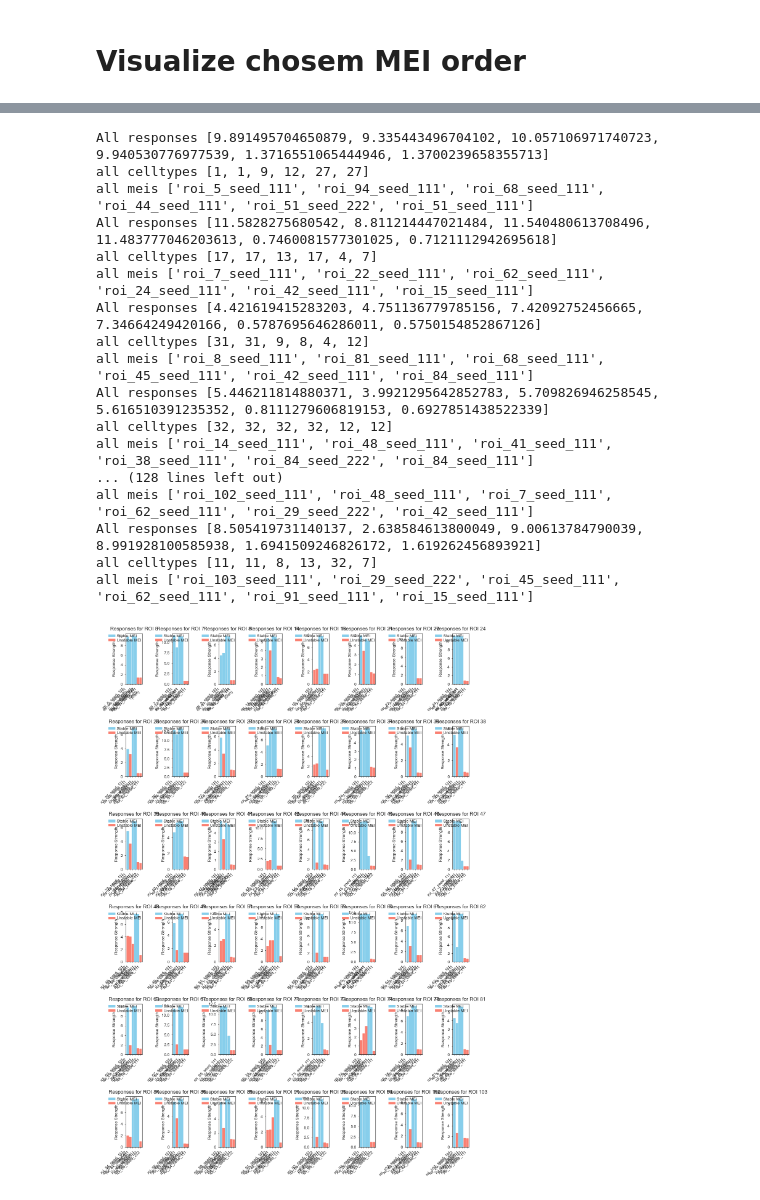
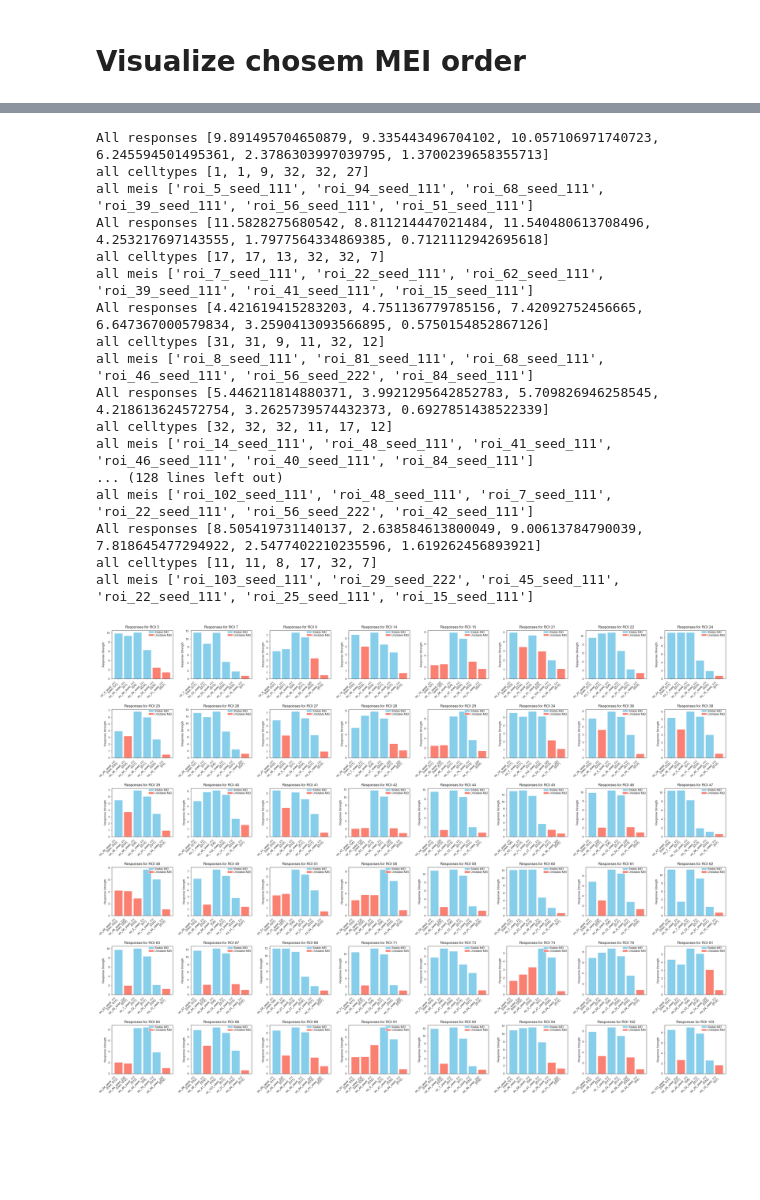
Before and after one commit to SamuelSuhai/model_in_the_loop, a Jupyter notebook: thesis/code/validate_online_meis/plot_mei_order_selection.ipynb, the cells around one changed output, grey strips where cells are left out. Saved outputs shown, nothing was run; the diff lists cells and outputs as text; code cells hidden in the pictures; blank space fills up the shorter version.

```diff
--- a/thesis/code/validate_online_meis/plot_mei_order_selection.ipynb
+++ b/thesis/code/validate_online_meis/plot_mei_order_selection.ipynb
@@ -118,49 +78,59 @@ list(readout_idx_wmei2rois.keys())
 # %%
 # lets look at all
+# Add this before your debugging section
+mei_data_container_debug = mei_data_container.copy()
+
+# If it contains large tensors or arrays, replace with placeholder values
+if 'mei' in mei_data_container_debug.columns:
+    mei_data_container_debug['mei'] = "<<TENSOR>>"
+if 'temporal_kernels' in mei_data_container_debug.columns:
+    mei_data_container_debug['temporal_kernels'] = "<<ARRAY>>"
+
+
 def plot_all_rois(readout_idx_wmei2rois,
                   ):
     all_roi_ids = list(readout_idx_wmei2rois.values())
 
 
     roi_id2mei_id,roi_id2info = select_subset_of_meis_for_each_roi(
         only_consider_these_rois =  all_roi_ids,
-        mei_data_container=mei_data_container,
+        mei_data_container=mei_data_container_debug,
         neuron_data_dict=neuron_data_dict,
         new_session_id=new_session_id,
         readout_idx_wmei2rois=readout_idx_wmei2rois,
     )
     n_rows = np.sqrt(len(all_roi_ids)).astype(int)
     n_cols = int(np.ceil(len(all_roi_ids)/n_rows))
-    fig,axes = plt.subplots(n_rows,n_cols,figsize=(10,15))
+    fig,axes = plt.subplots(n_rows,n_cols,figsize=(n_cols* 3,n_rows*3))
     axes = axes.flatten()
     for ax,roi in zip(axes, all_roi_ids):
-        fig,ax = ut.plot_responses_and_mei_info_one_roi(
+        _ = ut.plot_responses_and_mei_info_one_roi(
             roi_id= roi,
             roi_id2mei_ids = roi_id2mei_id,
             roi_id2info = roi_id2info,
             ax = ax,
         )
 
 
     plotter.tight_layout()
 
 plot_all_rois(readout_idx_wmei2rois)
 # %% [output]
-All responses [9.891495704650879, 9.335443496704102, 10.057106971740723, 9.940530776977539, 1.3716551065444946, 1.3700239658355713]
-all celltypes [1, 1, 9, 12, 27, 27]
-all meis ['roi_5_seed_111', 'roi_94_seed_111', 'roi_68_seed_111', 'roi_44_seed_111', 'roi_51_seed_222', 'roi_51_seed_111']
-All responses [11.5828275680542, 8.811214447021484, 11.540480613708496, 11.483777046203613, 0.7460081577301025, 0.7121112942695618]
-all celltypes [17, 17, 13, 17, 4, 7]
-all meis ['roi_7_seed_111', 'roi_22_seed_111', 'roi_62_seed_111', 'roi_24_seed_111', 'roi_42_seed_111', 'roi_15_seed_111']
-All responses [4.421619415283203, 4.751136779785156, 7.42092752456665, 7.34664249420166, 0.5787695646286011, 0.5750154852867126]
-all celltypes [31, 31, 9, 8, 4, 12]
-all meis ['roi_8_seed_111', 'roi_81_seed_111', 'roi_68_seed_111', 'roi_45_seed_111', 'roi_42_seed_111', 'roi_84_seed_111']
-All responses [5.446211814880371, 3.9921295642852783, 5.709826946258545, 5.616510391235352, 0.8111279606819153, 0.6927851438522339]
-all celltypes [32, 32, 32, 32, 12, 12]
-all meis ['roi_14_seed_111', 'roi_48_seed_111', 'roi_41_seed_111', 'roi_38_seed_111', 'roi_84_seed_222', 'roi_84_seed_111']
+All responses [9.891495704650879, 9.335443496704102, 10.057106971740723, 6.245594501495361, 2.3786303997039795, 1.3700239658355713]
+all celltypes [1, 1, 9, 32, 32, 27]
+all meis ['roi_5_seed_111', 'roi_94_seed_111', 'roi_68_seed_111', 'roi_39_seed_111', 'roi_56_seed_111', 'roi_51_seed_111']
+All responses [11.5828275680542, 8.811214447021484, 11.540480613708496, 4.253217697143555, 1.7977564334869385, 0.7121112942695618]
+all celltypes [17, 17, 13, 32, 32, 7]
+all meis ['roi_7_seed_111', 'roi_22_seed_111', 'roi_62_seed_111', 'roi_39_seed_111', 'roi_41_seed_111', 'roi_15_seed_111']
+All responses [4.421619415283203, 4.751136779785156, 7.42092752456665, 6.647367000579834, 3.2590413093566895, 0.5750154852867126]
+all celltypes [31, 31, 9, 11, 32, 12]
+all meis ['roi_8_seed_111', 'roi_81_seed_111', 'roi_68_seed_111', 'roi_46_seed_111', 'roi_56_seed_222', 'roi_84_seed_111']
+All responses [5.446211814880371, 3.9921295642852783, 5.709826946258545, 4.218613624572754, 3.2625739574432373, 0.6927851438522339]
+all celltypes [32, 32, 32, 11, 17, 12]
+all meis ['roi_14_seed_111', 'roi_48_seed_111', 'roi_41_seed_111', 'roi_46_seed_111', 'roi_40_seed_111', 'roi_84_seed_111']
 ... (128 lines left out)
-all meis ['roi_102_seed_111', 'roi_48_seed_111', 'roi_7_seed_111', 'roi_62_seed_111', 'roi_29_seed_222', 'roi_42_seed_111']
-All responses [8.505419731140137, 2.638584613800049, 9.00613784790039, 8.991928100585938, 1.6941509246826172, 1.619262456893921]
-all celltypes [11, 11, 8, 13, 32, 7]
-all meis ['roi_103_seed_111', 'roi_29_seed_222', 'roi_45_seed_111', 'roi_62_seed_111', 'roi_91_seed_111', 'roi_15_seed_111']
+all meis ['roi_102_seed_111', 'roi_48_seed_111', 'roi_7_seed_111', 'roi_22_seed_111', 'roi_56_seed_222', 'roi_42_seed_111']
+All responses [8.505419731140137, 2.638584613800049, 9.00613784790039, 7.818645477294922, 2.5477402210235596, 1.619262456893921]
+all celltypes [11, 11, 8, 17, 32, 7]
+all meis ['roi_103_seed_111', 'roi_29_seed_222', 'roi_45_seed_111', 'roi_22_seed_111', 'roi_25_seed_111', 'roi_15_seed_111']
-[figure, old version]
+[figure, new version]
```
Also changed, not shown: parts of 4 cells of this notebook, 2 other files.
